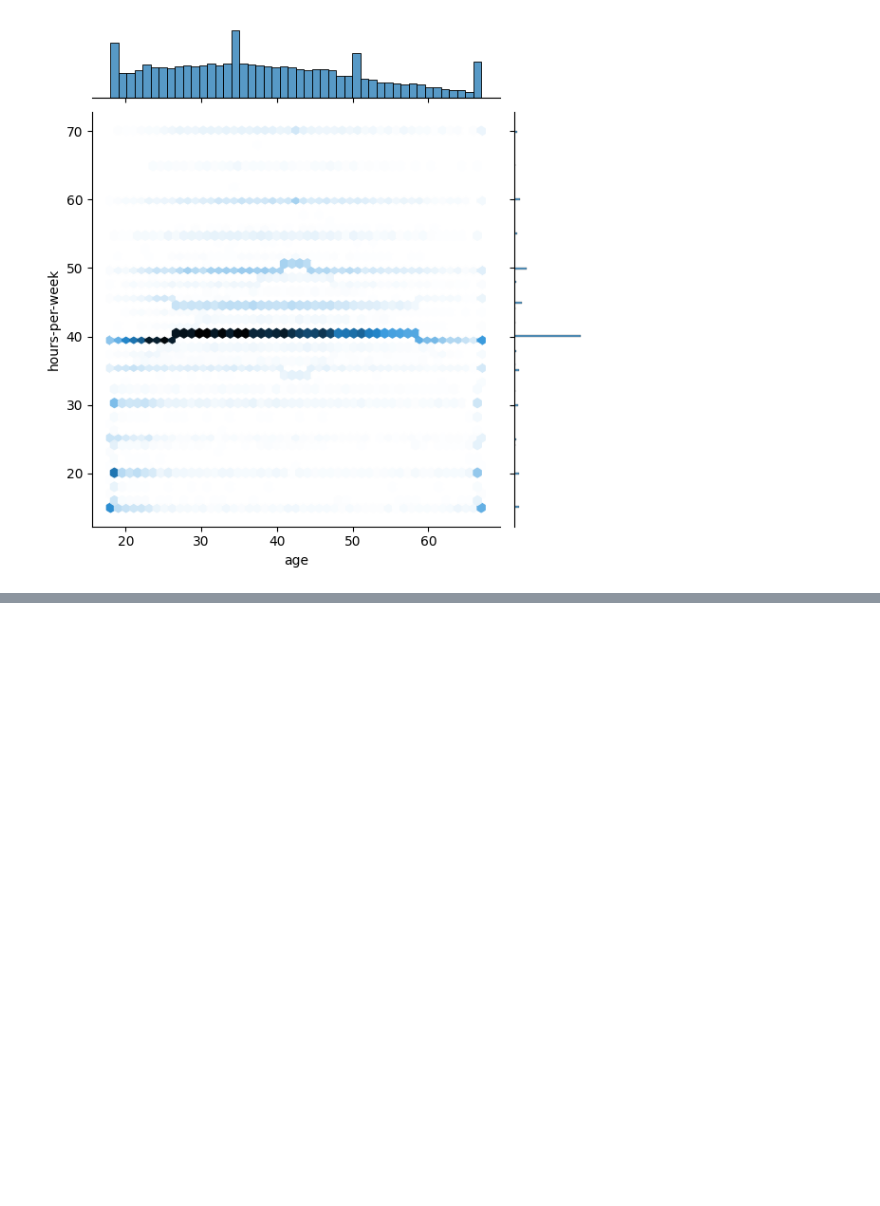
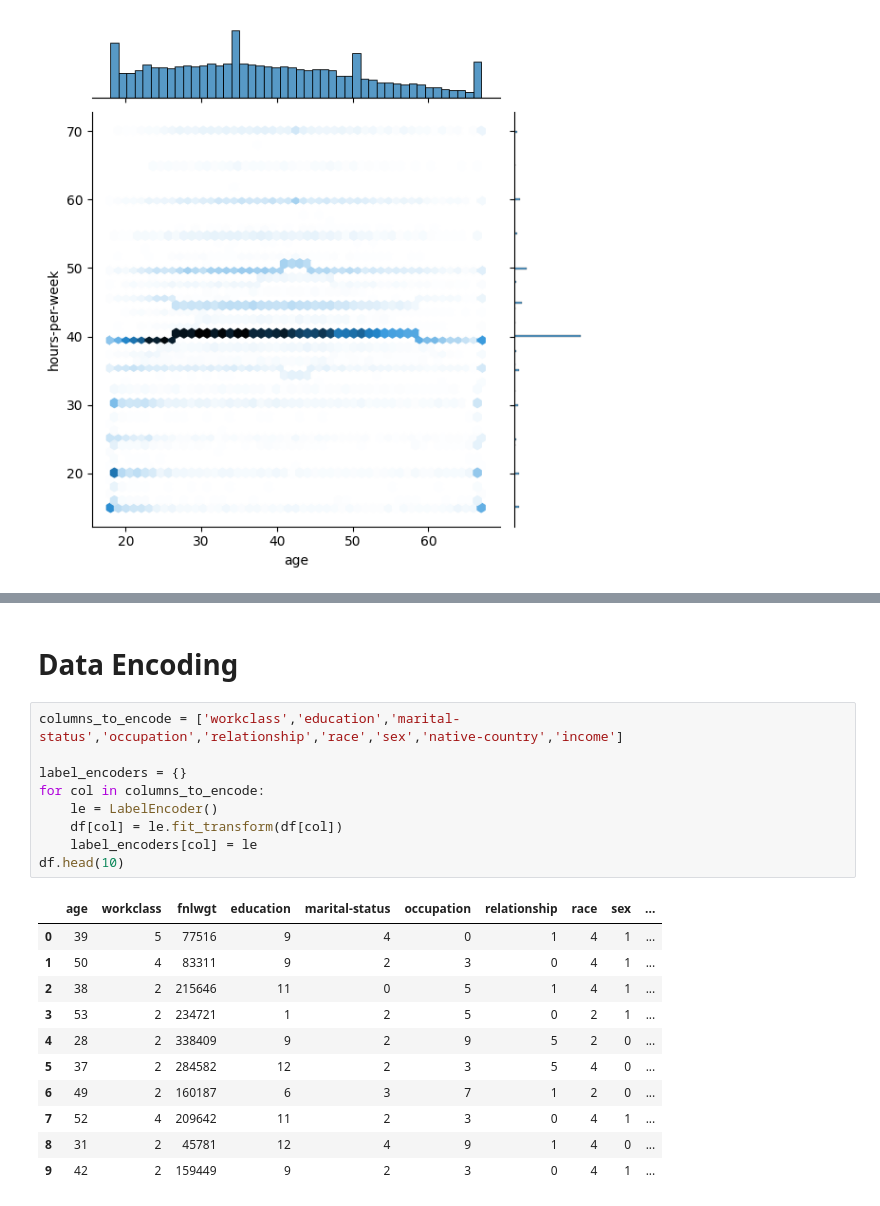
Before and after one commit to YasiniK/Census-Income-Prediction, a Jupyter notebook: DataPreprocessing.ipynb, the cells around one changed output, grey strips where cells are left out. Saved outputs shown, nothing was run; the diff lists cells and outputs as text; blank space fills up the shorter version.

Commit message:
Data Encoding

```diff
--- a/DataPreprocessing.ipynb
+++ b/DataPreprocessing.ipynb
@@ -452,3 +452,26 @@ sns.pairplot(df, hue = 'income', palette = 'flare')
 plt.show()
 # %% [output]
 [figure]
+# %% [markdown]
+# Data Encoding
+# %%
+columns_to_encode = ['workclass','education','marital-status','occupation','relationship','race','sex','native-country','income']
+
+label_encoders = {}
+for col in columns_to_encode:
+    le = LabelEncoder()
+    df[col] = le.fit_transform(df[col])
+    label_encoders[col] = le
+df.head(10)
+# %% [output]
+|  | age | workclass | fnlwgt | education | marital-status | occupation | relationship | race | sex | ... |
+| 0 | 39 | 5 | 77516 | 9 | 4 | 0 | 1 | 4 | 1 | ... |
+| 1 | 50 | 4 | 83311 | 9 | 2 | 3 | 0 | 4 | 1 | ... |
+| 2 | 38 | 2 | 215646 | 11 | 0 | 5 | 1 | 4 | 1 | ... |
+| 3 | 53 | 2 | 234721 | 1 | 2 | 5 | 0 | 2 | 1 | ... |
+| 4 | 28 | 2 | 338409 | 9 | 2 | 9 | 5 | 2 | 0 | ... |
+| 5 | 37 | 2 | 284582 | 12 | 2 | 3 | 5 | 4 | 0 | ... |
+| 6 | 49 | 2 | 160187 | 6 | 3 | 7 | 1 | 2 | 0 | ... |
+| 7 | 52 | 4 | 209642 | 11 | 2 | 3 | 0 | 4 | 1 | ... |
+| 8 | 31 | 2 | 45781 | 12 | 4 | 9 | 1 | 4 | 0 | ... |
+| 9 | 42 | 2 | 159449 | 9 | 2 | 3 | 0 | 4 | 1 | ... |
```
Also changed, not shown: parts of 4 cells of this notebook.
